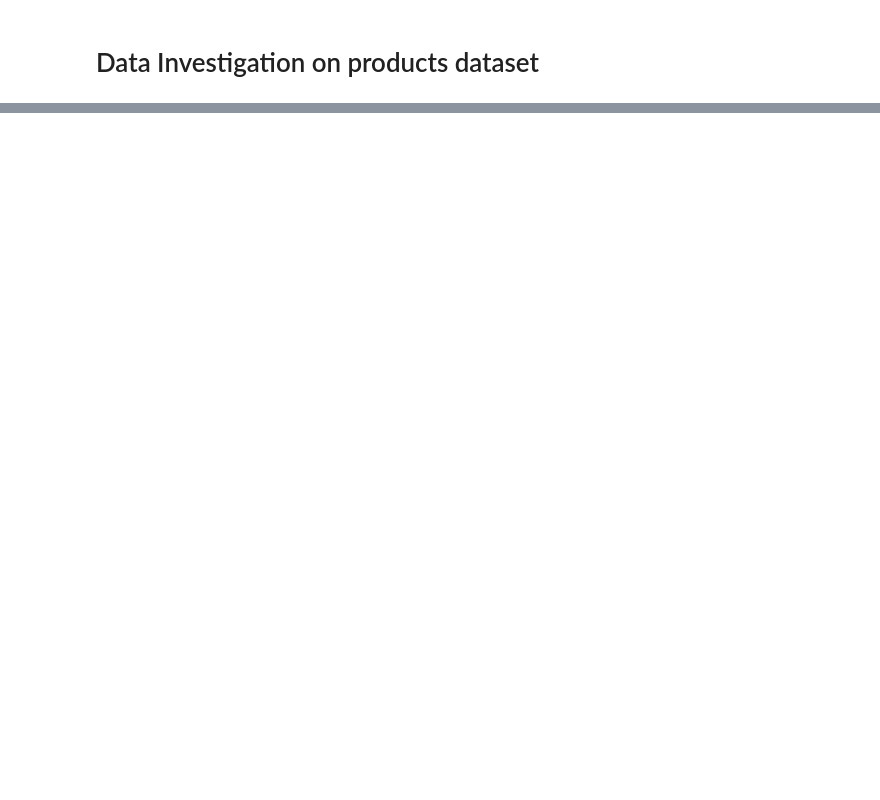
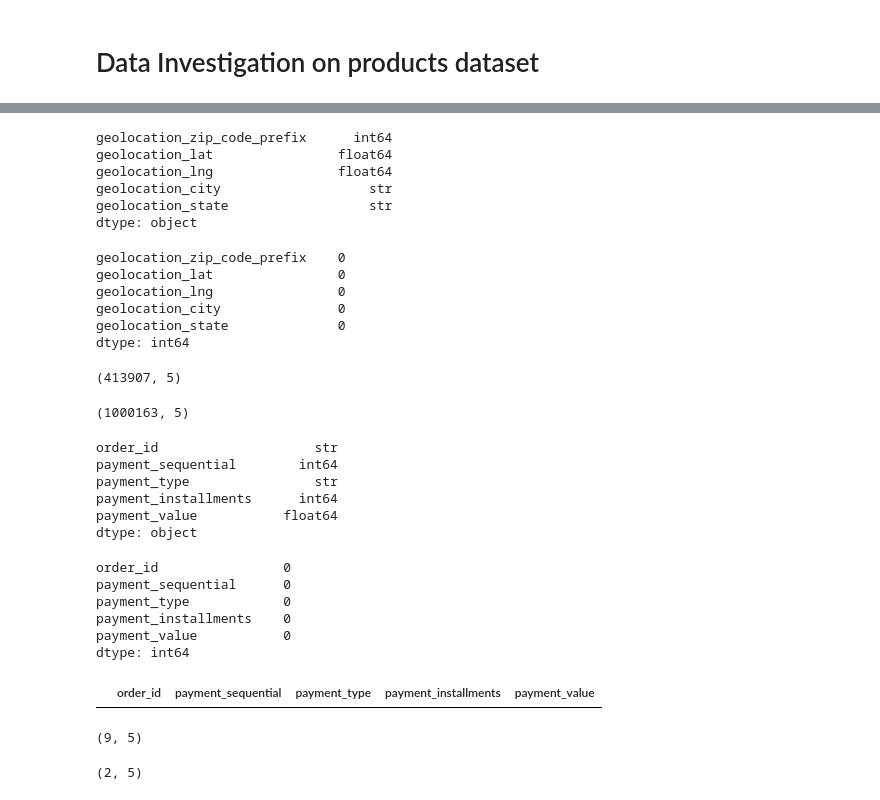
Before and after one commit to ashwinam/brazzilian-ecomm-data-engineering, a Jupyter notebook: notebooks/data_exploration.ipynb, the cells around one changed output, grey strips where cells are left out. Saved outputs shown, nothing was run; the diff lists cells and outputs as text; code cells hidden in the pictures; blank space fills up the shorter version.

```diff
--- a/notebooks/data_exploration.ipynb
+++ b/notebooks/data_exploration.ipynb
@@ -401,0 +414,60 @@ dtype: object
+# %%
+geolocation_df.dtypes
+# %% [output]
+geolocation_zip_code_prefix      int64
+geolocation_lat                float64
+geolocation_lng                float64
+geolocation_city                   str
+geolocation_state                  str
+dtype: object
+# %%
+geolocation_df.isna().sum()
+# %% [output]
+geolocation_zip_code_prefix    0
+geolocation_lat                0
+geolocation_lng                0
+geolocation_city               0
+geolocation_state              0
+dtype: int64
+# %%
+duplicates = geolocation_df.duplicated(subset=['geolocation_lat', 'geolocation_lng'], keep=False)
+geolocation_df[duplicates].shape
+# %% [output]
+(413907, 5)
+# %%
+geolocation_df.shape
+# %% [output]
+(1000163, 5)
+# %%
+order_payments_df = dataframes['olist_order_payments_dataset']
+# %%
+order_payments_df.dtypes
+# %% [output]
+order_id                    str
+payment_sequential        int64
+payment_type                str
+payment_installments      int64
+payment_value           float64
+dtype: object
+# %%
+order_payments_df.isna().sum()
+# %% [output]
+order_id                0
+payment_sequential      0
+payment_type            0
+payment_installments    0
+payment_value           0
+dtype: int64
+# %%
+duplicates = order_payments_df.duplicated(keep=False)
+order_payments_df[duplicates]
+# %% [output]
+|  | order_id | payment_sequential | payment_type | payment_installments | payment_value |
+# %%
+order_payments_df[order_payments_df['payment_value'] <= 0].shape
+# %% [output]
+(9, 5)
+# %%
+order_payments_df[order_payments_df['payment_installments'] <= 0].shape
+# %% [output]
+(2, 5)
```
Also changed, not shown: parts of 36 cells of this notebook, 1 other file.
